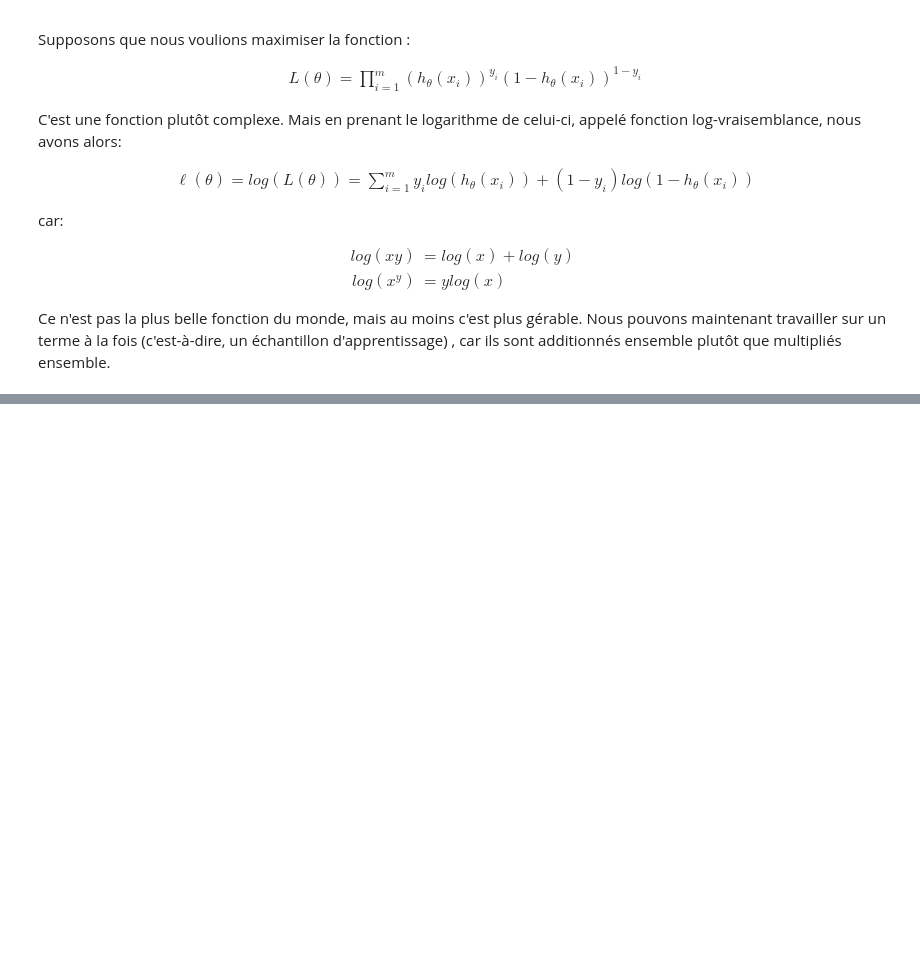
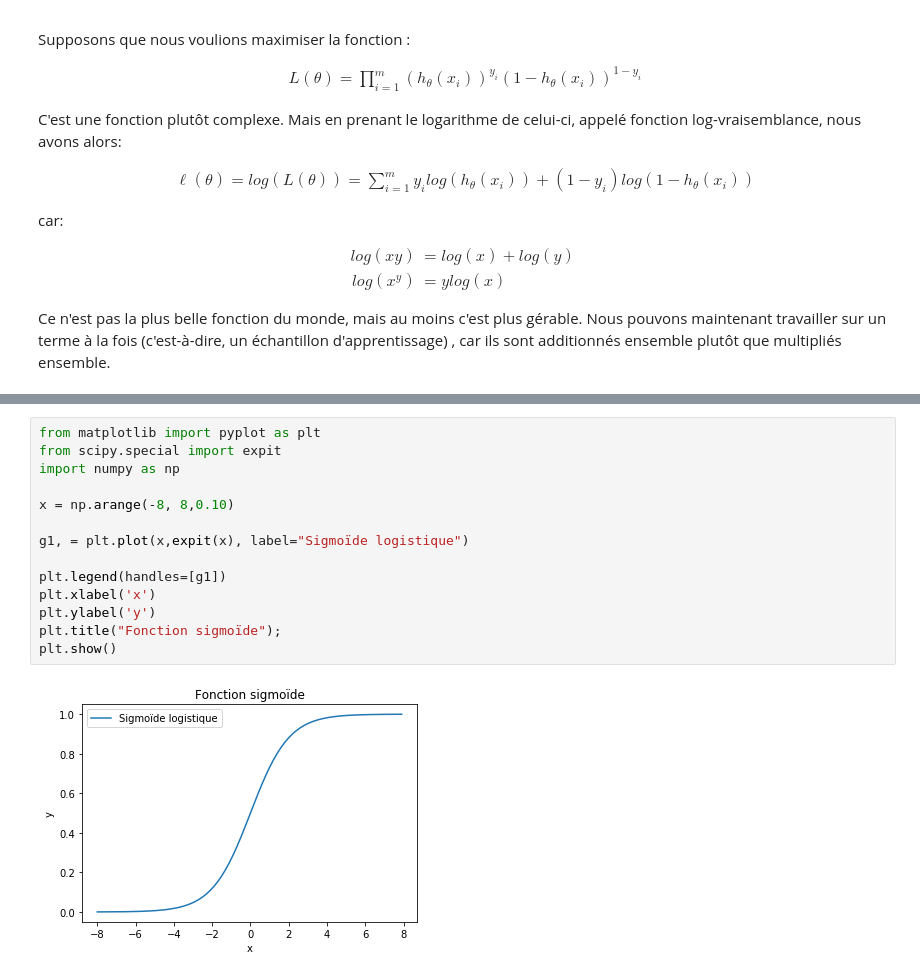
Before and after one commit to manueldeval/nn-course, a Jupyter notebook: src/Probabilites.ipynb, the cells around one changed output, grey strips where cells are left out. Cells and saved outputs as stored; diff of their text form; blank space fills up the shorter version.

```diff
--- a/src/Probabilites.ipynb
+++ b/src/Probabilites.ipynb
@@ -515,0 +606,16 @@ Ce n'est pas la plus belle fonction du monde, mais au moins c'est plus gérable.
+# %%
+from matplotlib import pyplot as plt
+from scipy.special import expit
+import numpy as np
+
+x = np.arange(-8, 8,0.10)
+
+g1, = plt.plot(x,expit(x), label="Sigmoïde logistique")
+
+plt.legend(handles=[g1])
+plt.xlabel('x')
+plt.ylabel('y')
+plt.title("Fonction sigmoïde");
+plt.show()
+# %% [output]
+[figure, added]
```
Also changed, not shown: parts of 12 cells of this notebook.
